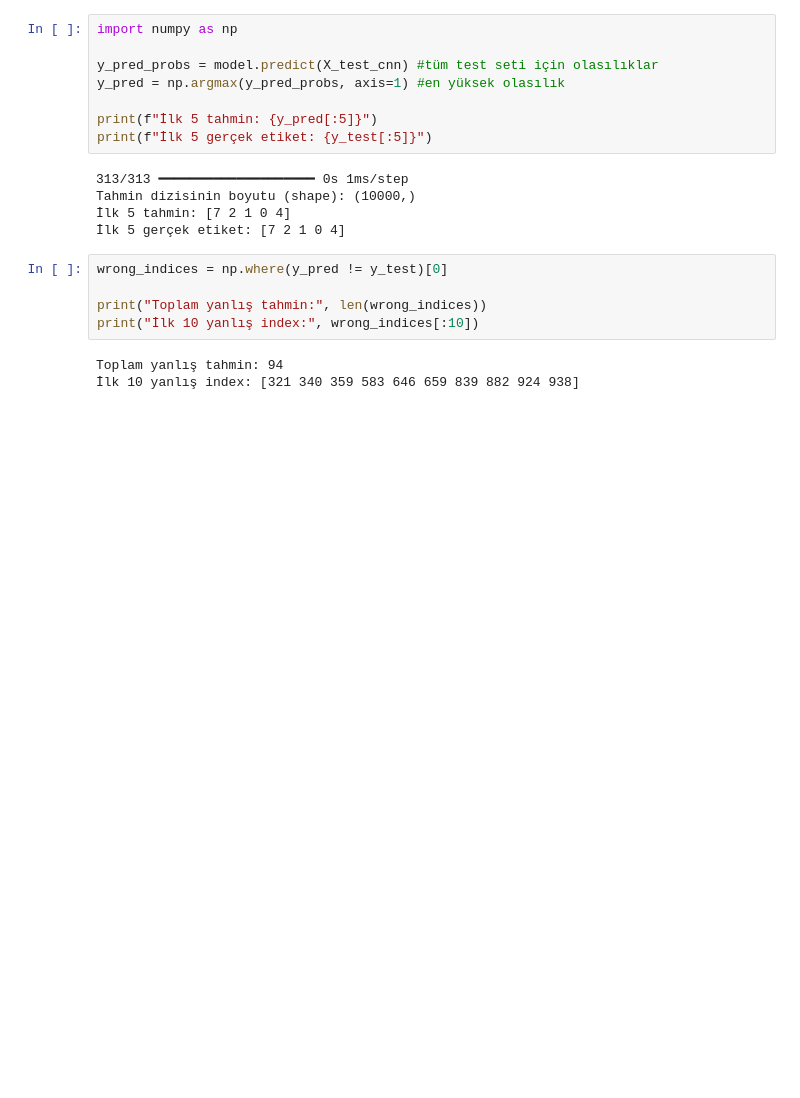
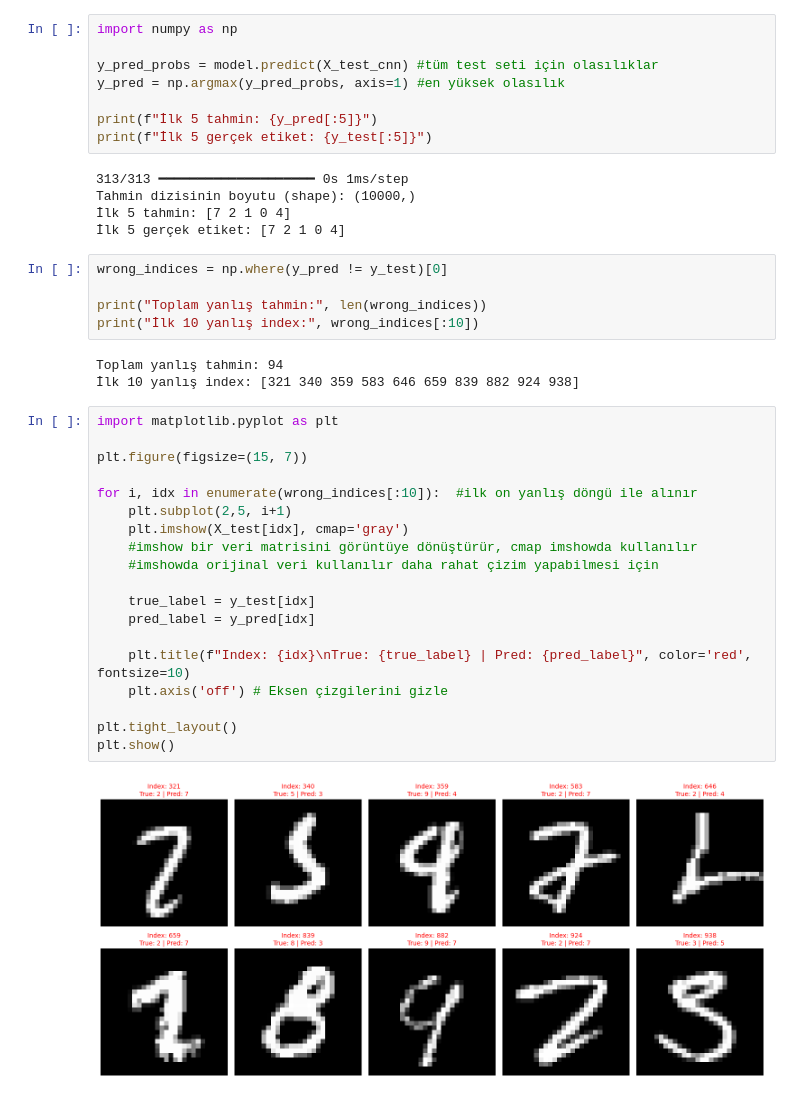
Before and after one commit to beyzahiz/MNIST-digit-recognition, a Jupyter notebook: notebooks/03_cnn_mnist.ipynb, the cells around one changed output. Cells and saved outputs as stored; diff of their text form; blank space fills up the shorter version.

```diff
--- a/notebooks/03_cnn_mnist.ipynb
+++ b/notebooks/03_cnn_mnist.ipynb
@@ -158,3 +158,24 @@ print("İlk 10 yanlış index:", wrong_indices[:10])
 # %% [output]
 Toplam yanlış tahmin: 94
 İlk 10 yanlış index: [321 340 359 583 646 659 839 882 924 938]
+# %%
+import matplotlib.pyplot as plt
+
+plt.figure(figsize=(15, 7))
+
+for i, idx in enumerate(wrong_indices[:10]):  #ilk on yanlış döngü ile alınır
+    plt.subplot(2,5, i+1)
+    plt.imshow(X_test[idx], cmap='gray')
+    #imshow bir veri matrisini görüntüye dönüştürür, cmap imshowda kullanılır
+    #imshowda orijinal veri kullanılır daha rahat çizim yapabilmesi için
+
+    true_label = y_test[idx]
+    pred_label = y_pred[idx]
+
+    plt.title(f"Index: {idx}\nTrue: {true_label} | Pred: {pred_label}", color='red', fontsize=10)
+    plt.axis('off') # Eksen çizgilerini gizle
+
+plt.tight_layout()
+plt.show()
+# %% [output]
+[figure, added]
```
